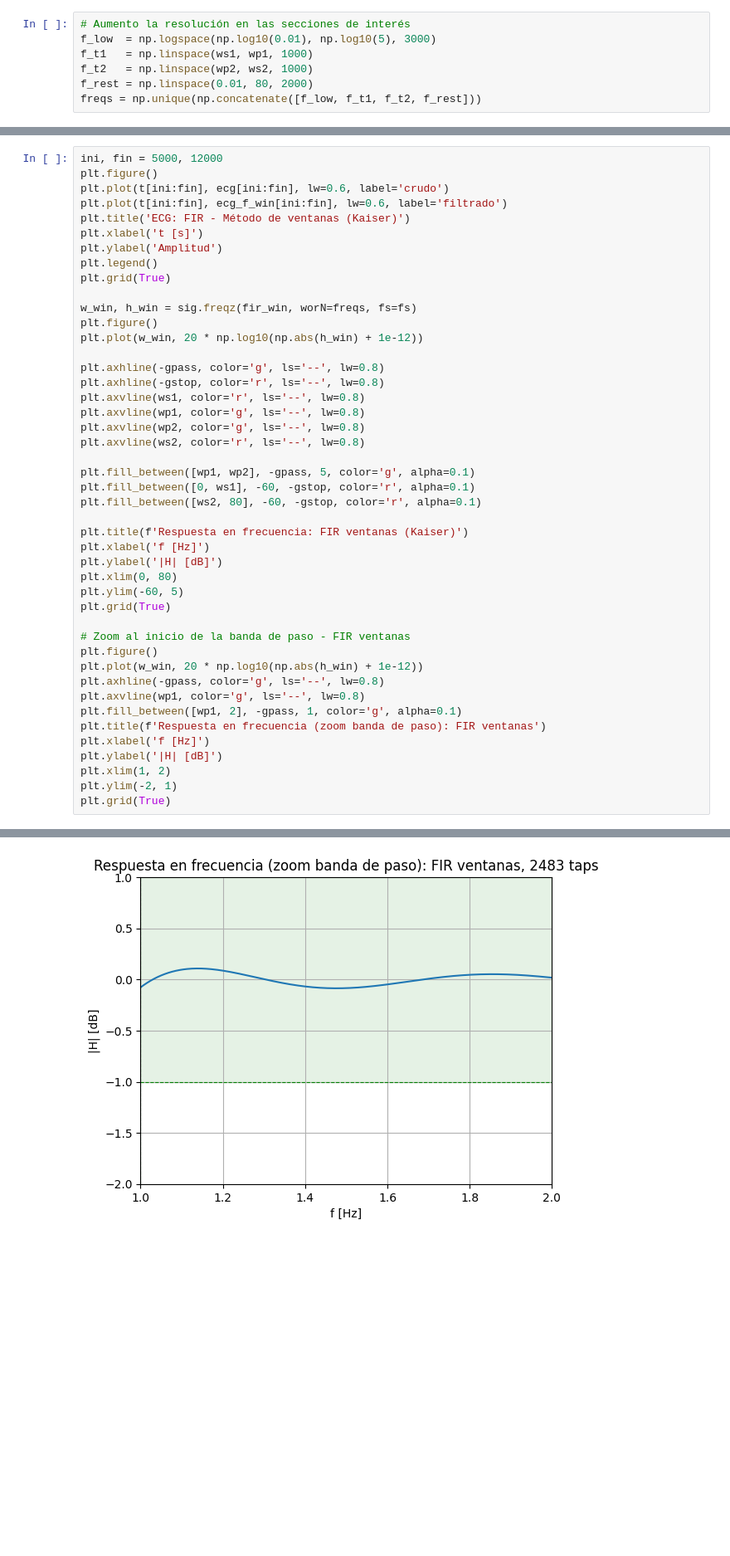
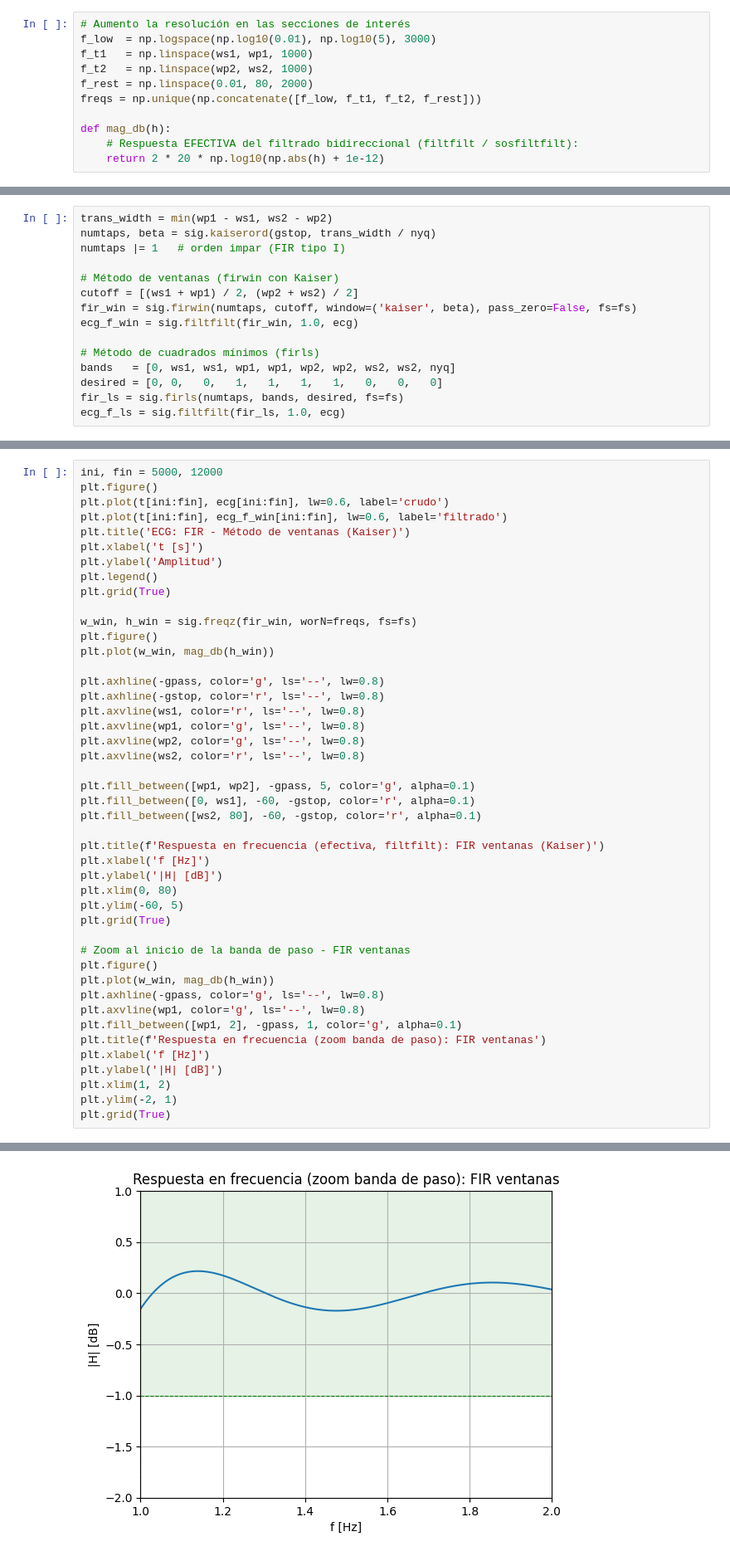
Before and after one commit to julian-zatloukal/Trabajo-Semanal-PDS, a Jupyter notebook: TS7/main.ipynb, the cells around one changed output, grey strips where cells are left out. Shown at 83% size. Drawn from its saved outputs; the diff is of its cells as text; blank space fills up the shorter version.

```diff
--- a/TS7/main.ipynb
+++ b/TS7/main.ipynb
@@ -91,6 +70,10 @@ f_t1   = np.linspace(ws1, wp1, 1000)
 f_t2   = np.linspace(wp2, ws2, 1000)
 f_rest = np.linspace(0.01, 80, 2000)
 freqs = np.unique(np.concatenate([f_low, f_t1, f_t2, f_rest]))
+
+def mag_db(h):
+    # Respuesta EFECTIVA del filtrado bidireccional (filtfilt / sosfiltfilt):
+    return 2 * 20 * np.log10(np.abs(h) + 1e-12)
 # %% [markdown]
 ### Butterworth
 
@@ -200,3 +192,18 @@ plt.grid(True)
+# %%
+trans_width = min(wp1 - ws1, ws2 - wp2)
+numtaps, beta = sig.kaiserord(gstop, trans_width / nyq)
+numtaps |= 1   # orden impar (FIR tipo I)
+
+# Método de ventanas (firwin con Kaiser)
+cutoff = [(ws1 + wp1) / 2, (wp2 + ws2) / 2]
+fir_win = sig.firwin(numtaps, cutoff, window=('kaiser', beta), pass_zero=False, fs=fs)
+ecg_f_win = sig.filtfilt(fir_win, 1.0, ecg)
+
+# Método de cuadrados mínimos (firls)
+bands   = [0, ws1, ws1, wp1, wp1, wp2, wp2, ws2, ws2, nyq]
+desired = [0, 0,   0,   1,   1,   1,   1,   0,   0,   0]
+fir_ls = sig.firls(numtaps, bands, desired, fs=fs)
+ecg_f_ls = sig.filtfilt(fir_ls, 1.0, ecg)
 # %% [markdown]
 ### FIR: Método de ventanas (Kaiser)
 
@@ -214,7 +221,7 @@ plt.grid(True)
 
 w_win, h_win = sig.freqz(fir_win, worN=freqs, fs=fs)
 plt.figure()
-plt.plot(w_win, 20 * np.log10(np.abs(h_win) + 1e-12))
+plt.plot(w_win, mag_db(h_win))
 
 plt.axhline(-gpass, color='g', ls='--', lw=0.8)
 plt.axhline(-gstop, color='r', ls='--', lw=0.8)
@@ -227,7 +234,7 @@ plt.fill_between([wp1, wp2], -gpass, 5, color='g', alpha=0.1)
 plt.fill_between([0, ws1], -60, -gstop, color='r', alpha=0.1)
 plt.fill_between([ws2, 80], -60, -gstop, color='r', alpha=0.1)
 
-plt.title(f'Respuesta en frecuencia: FIR ventanas (Kaiser)')
+plt.title(f'Respuesta en frecuencia (efectiva, filtfilt): FIR ventanas (Kaiser)')
 plt.xlabel('f [Hz]')
 plt.ylabel('|H| [dB]')
 plt.xlim(0, 80)
@@ -236,7 +243,7 @@ plt.grid(True)
 
 # Zoom al inicio de la banda de paso - FIR ventanas
 plt.figure()
-plt.plot(w_win, 20 * np.log10(np.abs(h_win) + 1e-12))
+plt.plot(w_win, mag_db(h_win))
 plt.axhline(-gpass, color='g', ls='--', lw=0.8)
 plt.axvline(wp1, color='g', ls='--', lw=0.8)
 plt.fill_between([wp1, 2], -gpass, 1, color='g', alpha=0.1)
@@ -252,4 +259,4 @@ plt.grid(True)
-[figure, old version]
+[figure, new version]
 # %% [markdown]
 ### FIR - Método de cuadrados mínimos (firls)
 
```
Also changed, not shown: parts of 16 cells of this notebook, 3 other files.
